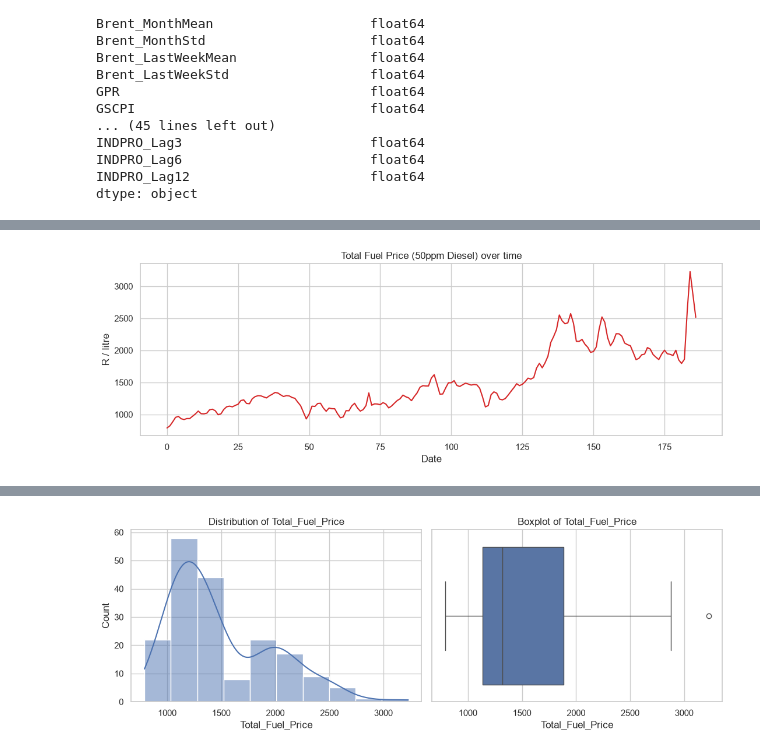
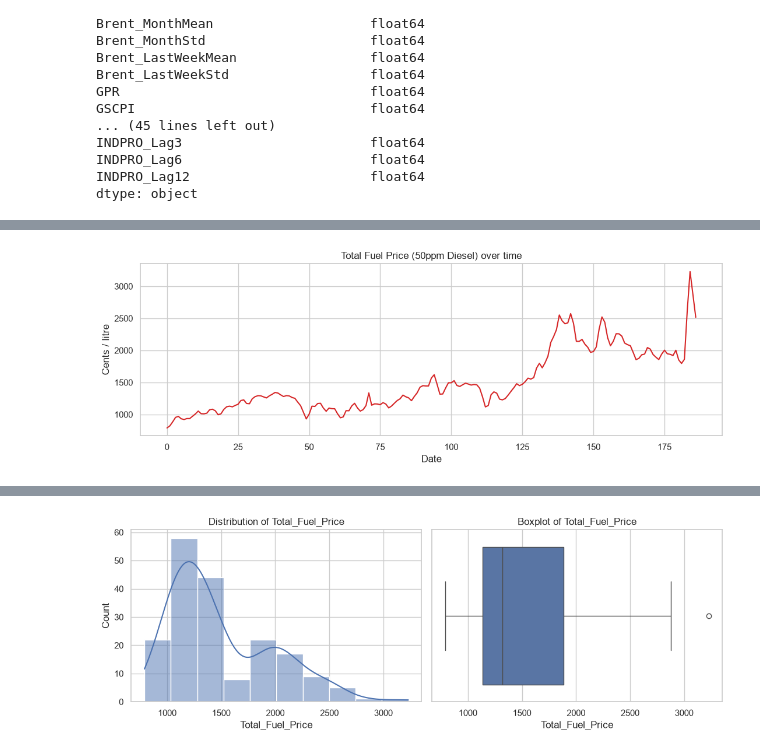
Before and after one commit to Trist4/fools-optimum, a Jupyter notebook: notebooks/fuel_price_eda.ipynb, the cells around one changed output, grey strips where cells are left out. Cells and saved outputs as stored; diff of their text form; code cells hidden in the pictures.

```diff
--- a/notebooks/fuel_price_eda.ipynb
+++ b/notebooks/fuel_price_eda.ipynb
@@ -39,7 +40,8 @@ master_petrol_df.head()
 ## Data Loading - Diesel
 # %%
 master_diesel_df = DBD_1.load_diesel()
-master_diesel_df["Total_Production_Lag1"] = master_diesel_df["Total_Production"].shift(-1)
+master_diesel_df["Total_Production_Lag1"] = master_diesel_df["Total_Production"].shift(1)
+master_diesel_df["Total_Fuel_Price_1M_Ahead"] = master_diesel_df["Total_Fuel_Price"].shift(-1)
 # %%
 master_diesel_df.head()
 # %% [output]
@@ -268,14 +320,14 @@ master_diesel_df.describe().T
 # %%
 # --- Target variable over time ---
 fig, ax = plt.subplots(figsize=(11, 4))
 master_diesel_df["Total_Fuel_Price"].plot(ax=ax, color="tab:red")
 ax.set_title("Total Fuel Price (50ppm Diesel) over time")
-ax.set_ylabel("R / litre")
+ax.set_ylabel("Cents / litre")
 ax.set_xlabel("Date")
 plt.tight_layout()
 plt.show()
 # %% [output]
-[figure, old version]
+[figure, new version]
 # %%
 diesel_breakdown_df
 # %% [output]
```
Also changed, not shown: parts of 12 cells of this notebook, 4 other files.
